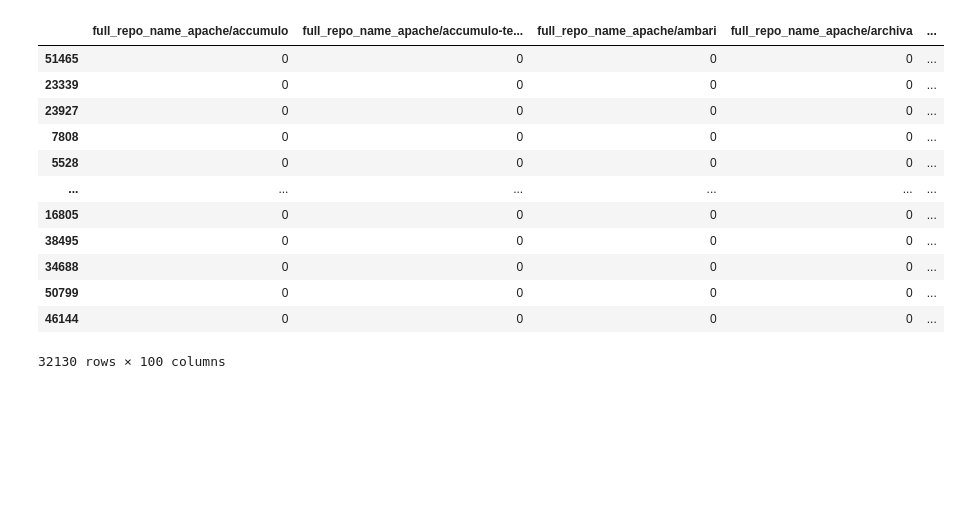
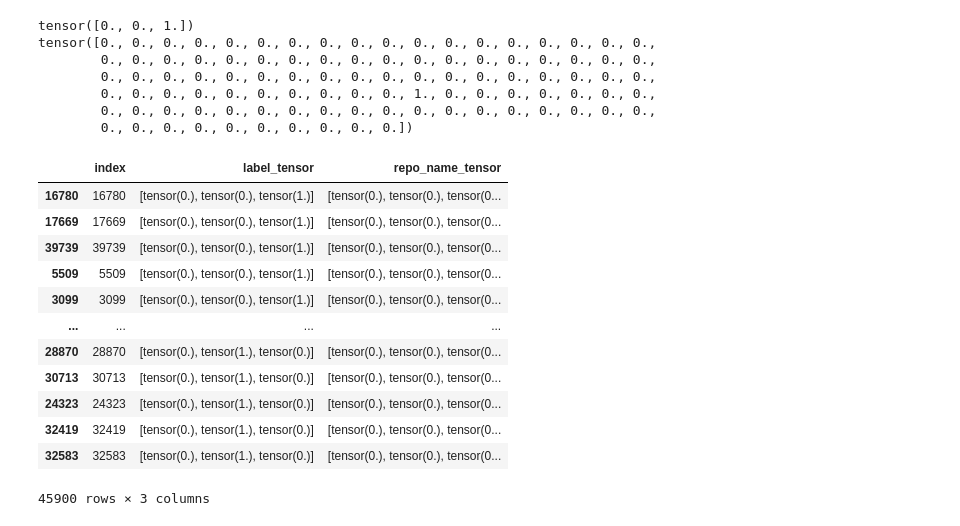
Before and after one commit to FSMVU-Tubitak-1001-Kod-Analiz/metadata-nn-model, a Jupyter notebook: parallel_embedding_before_reponame_nn_model.ipynb, the cells around one changed output. Cells and saved outputs as stored; diff of their text form; code cells hidden in the pictures; blank space fills up the shorter version.

Commit message:
Embedding creation separated. embdedding training rewritten to support last hidden state embeddings. data loaders rewritten to handle big data.

```diff
--- a/parallel_embedding_before_reponame_nn_model.ipynb
+++ b/parallel_embedding_before_reponame_nn_model.ipynb
@@ -267,10 +33,2 @@ df
 # %%
-import torch
-from utils import load_embeddings_from_directory
-
-# # Load embeddings from embeddings folder
-all_embeddings = load_embeddings_from_directory('embeddings/GCB_LHS_embeddings_patch_before_largewithcodedata_15300limit3label')
-
-# Convert the embeddings to a DataFrame or add them to the original DataFrame
-df['tokens'] = list(torch.chunk(torch.vstack(all_embeddings).cpu(), df.shape[0], dim=0))
-df
+embedding_directory = 'embeddings/GCB_LHS_embeddings_patch_before_largewithcodedata_15300limit3label'
@@ -340,42 +35,52 @@ embedding_45824.pt
 # %%
 from sklearn.preprocessing import LabelEncoder, OneHotEncoder
 from sklearn.model_selection import train_test_split
 from sklearn.linear_model import LogisticRegression # Classification
 from sklearn.multioutput import MultiOutputClassifier
 from sklearn.metrics import classification_report
 from sklearn.metrics import accuracy_score
 import pandas as pd
 import torch
 
 # One-hot encoding ile labels sütununu dönüştürme
 df_encoded_labels = pd.get_dummies(df, columns=['labels'])
 df_encoded_repo = pd.get_dummies(df, columns=['full_repo_name'])
 
 # Özellikler ve etiketler
-X = torch.stack(tuple(df['tokens'].values))
-X_repo = df_encoded_repo.drop(columns=['labels','patch','tokens'])
+X_repo = df_encoded_repo.drop(columns=['labels','patch','index'])
 X_repo = X_repo.astype(int)
 
 # y = df_encoded.drop(columns=['content_before', 'content_after', 'tokens'])
-y = df_encoded_labels.drop(columns=['patch', 'tokens', 'full_repo_name'])
+y = df_encoded_labels.drop(columns=['patch', 'full_repo_name','index'])
 y = y.astype(int) # convert it 0,1     instead of true, false
 
-# Split the code data into test, train and validation sets
-X_train, X_test, X_repo_train, X_repo_test, y_train, y_test = train_test_split(X, X_repo, y, test_size=0.3, random_state=42) #random_state: 0,3074,42
-X_test, X_val, X_repo_test, X_repo_val, y_test, y_val = train_test_split(X_test, X_repo_test, y_test, test_size=0.5, random_state=42)
+df['label_tensor'] =[torch.tensor(row,dtype=torch.float32) for row in y.values]
+df['repo_name_tensor'] =[torch.tensor(row,dtype=torch.float32) for row in X_repo.values]
 
-X_repo_train
+df = df.drop(columns=['full_repo_name', 'labels','patch'])
+
+
+print(df['label_tensor'][0] )
+print(df['repo_name_tensor'][0] )
+df
 # %% [output]
+tensor([0., 0., 1.])
+tensor([0., 0., 0., 0., 0., 0., 0., 0., 0., 0., 0., 0., 0., 0., 0., 0., 0., 0.,
+        0., 0., 0., 0., 0., 0., 0., 0., 0., 0., 0., 0., 0., 0., 0., 0., 0., 0.,
+        0., 0., 0., 0., 0., 0., 0., 0., 0., 0., 0., 0., 0., 0., 0., 0., 0., 0.,
+        0., 0., 0., 0., 0., 0., 0., 0., 0., 0., 1., 0., 0., 0., 0., 0., 0., 0.,
+        0., 0., 0., 0., 0., 0., 0., 0., 0., 0., 0., 0., 0., 0., 0., 0., 0., 0.,
+        0., 0., 0., 0., 0., 0., 0., 0., 0., 0.])
-|  | full_repo_name_apache/accumulo | full_repo_name_apache/accumulo-te... | full_repo_name_apache/ambari | full_repo_name_apache/archiva | ... |
-| 51465 | 0 | 0 | 0 | 0 | ... |
-| 23339 | 0 | 0 | 0 | 0 | ... |
-| 23927 | 0 | 0 | 0 | 0 | ... |
-| 7808 | 0 | 0 | 0 | 0 | ... |
-| 5528 | 0 | 0 | 0 | 0 | ... |
-| ... | ... | ... | ... | ... | ... |
-| 16805 | 0 | 0 | 0 | 0 | ... |
-| 38495 | 0 | 0 | 0 | 0 | ... |
-| 34688 | 0 | 0 | 0 | 0 | ... |
-| 50799 | 0 | 0 | 0 | 0 | ... |
-| 46144 | 0 | 0 | 0 | 0 | ... |
+|  | index | label_tensor | repo_name_tensor |
+| 16780 | 16780 | [tensor(0.), tensor(0.), tensor(1.)] | [tensor(0.), tensor(0.), tensor(0... |
+| 17669 | 17669 | [tensor(0.), tensor(0.), tensor(1.)] | [tensor(0.), tensor(0.), tensor(0... |
+| 39739 | 39739 | [tensor(0.), tensor(0.), tensor(1.)] | [tensor(0.), tensor(0.), tensor(0... |
+| 5509 | 5509 | [tensor(0.), tensor(0.), tensor(1.)] | [tensor(0.), tensor(0.), tensor(0... |
+| 3099 | 3099 | [tensor(0.), tensor(0.), tensor(1.)] | [tensor(0.), tensor(0.), tensor(0... |
+| ... | ... | ... | ... |
+| 28870 | 28870 | [tensor(0.), tensor(1.), tensor(0.)] | [tensor(0.), tensor(0.), tensor(0... |
+| 30713 | 30713 | [tensor(0.), tensor(1.), tensor(0.)] | [tensor(0.), tensor(0.), tensor(0... |
+| 24323 | 24323 | [tensor(0.), tensor(1.), tensor(0.)] | [tensor(0.), tensor(0.), tensor(0... |
+| 32419 | 32419 | [tensor(0.), tensor(1.), tensor(0.)] | [tensor(0.), tensor(0.), tensor(0... |
+| 32583 | 32583 | [tensor(0.), tensor(1.), tensor(0.)] | [tensor(0.), tensor(0.), tensor(0... |
-32130 rows × 100 columns
+45900 rows × 3 columns
```
Also changed, not shown: parts of 26 cells of this notebook, 3 other files.
